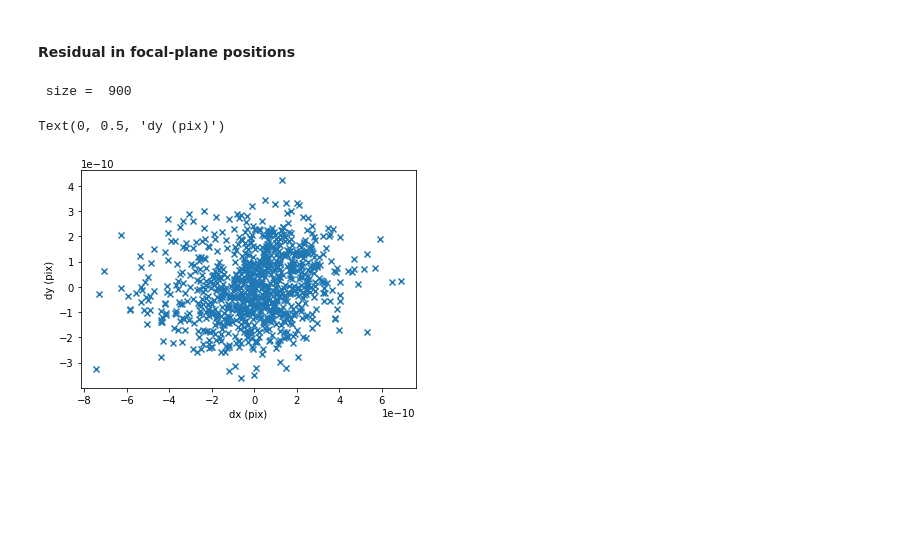
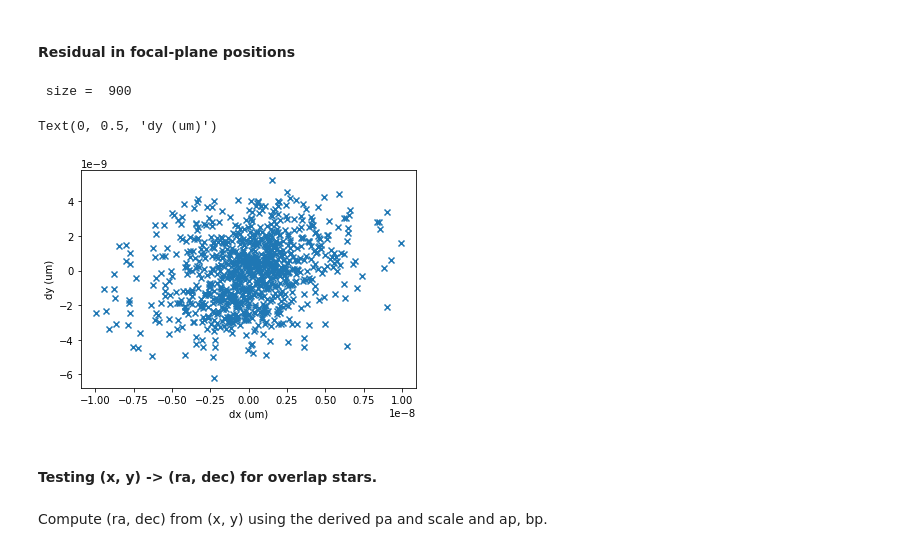
Before and after one commit to kawatadaisuke/JASMINE-analysis-testing, a Jupyter notebook: tkamizuka/case7_challenge_00f_rDK.ipynb, the cells around one changed output. Saved outputs shown, nothing was run; the diff lists cells and outputs as text; code cells hidden in the pictures; blank space fills up the shorter version.

```diff
--- a/tkamizuka/case7_challenge_00f_rDK.ipynb
+++ b/tkamizuka/case7_challenge_00f_rDK.ipynb
@@ -61,4 +61,6 @@ In addition, we make another array which stores field parameters. The plate scal
 # %%
 field_params = pointings.copy() # field, ra (deg), dec (deg), and pa (deg).
 # field_params['pa'] -= 240.0 # offset?
-plate_scale = 8.e-6*u.deg*(pix_size/u.um).si # in deg/pix
+# plate_scale = 8.e-6*u.deg*(pix_size/u.um).si # in deg/pix
+plate_scale = 8.e-6*u.deg/u.um
+print(plate_scale)
@@ -243,7 +259,7 @@ def xy_calculator(observed_xy, field_params, plate_scale, ap, bp, radec_info):
         w = wcs(fp['ra'], fp['dec'], fp['pa'], plate_scale, ap=ap, bp=bp)
         pos = np.where(observed_xy_cp['field']==fp['field'])
         radec0 = np.concatenate(([observed_xy_cp[pos]['ra_est']], [observed_xy_cp[pos]['dec_est']])).T
-        ret = w.sip_foc2pix(w.wcs_world2pix(radec0, 0)-w.wcs.crpix, 0)
+        ret = w.sip_foc2pix(w.wcs_world2pix(radec0, 0)-w.wcs.crpix, 1)
         observed_xy_cp['x_est'][pos] = ret[:, 0]
         observed_xy_cp['y_est'][pos] = ret[:, 1]
 
@@ -277,6 +293,14 @@ def model(params, ra_ptgs, dec_ptgs, n_fields, n_objects, dim_sip, observed_xy):
     #        n = mn - m
     #        ap_matrix[m, n] = 0
     #        bp_matrix[m, n] = 0
+    # This does improve scale and PA accuracy, but the ra, dec results worse (~0.5 arcsec)
+    ap_matrix[0, 0] = 0.0
+    ap_matrix[0, 1] = 0.0
+    ap_matrix[1, 0] = 0.0
+    bp_matrix[0, 0] = 0.0
+    bp_matrix[0, 1] = 0.0
+    bp_matrix[1, 0] = 0.0
+
 
     m, n = np.indices((dim_sip+1, dim_sip+1))
     mn = m + n
@@ -330,6 +354,12 @@ def model_func(params, ra_ptgs, dec_ptgs, n_fields, n_objects, dim_sip, observed
     #        n = mn - m
     #        ap_matrix[m, n] = 0
     #        bp_matrix[m, n] = 0
+    ap_matrix[0, 0] = 0.0
+    ap_matrix[0, 1] = 0.0
+    ap_matrix[1, 0] = 0.0
+    bp_matrix[0, 0] = 0.0
+    bp_matrix[0, 1] = 0.0
+    bp_matrix[1, 0] = 0.0
 
     m, n = np.indices((dim_sip+1, dim_sip+1))
     mn = m + n
@@ -510,17 +541,19 @@ Text(0, 0.5, 'dDEC (arcsec)')
 # %%
 ret = model(result.x, field_params['ra'], field_params['dec'], n_fields, n_objects, dim_sip, observed_xy_overlap)
 print(' size = ',np.size(observed_xy_overlap['x']))
 nstar=len(observed_xy_overlap['ra_est'])
 dx = ret[0:nstar] - observed_xy_overlap['x']
 dy = ret[nstar:nstar*2] - observed_xy_overlap['y']
 #plt.scatter(observed_xy_overlap['x'], observed_xy_overlap['y'], marker='+')
 #plt.scatter(ret[0:900], ret[900:1800], marker='x')
 plt.scatter(dx, dy, marker='x')
-plt.xlabel('dx (pix)')
-plt.ylabel('dy (pix)')
+plt.xlabel('dx (um)')
+plt.ylabel('dy (um)')
 #plt.xlim([-0.1, 0.1])
 #plt.ylim([-0.1, 0.1])
 # %% [output]
  size =  900
-Text(0, 0.5, 'dy (pix)')
+Text(0, 0.5, 'dy (um)')
-[figure, old version]
+[figure, new version]
+# %% [markdown]
+#### Testing (x, y) -> (ra, dec) for overlap stars.
@@ -526,0 +579,2 @@ Text(0, 0.5, 'dy (pix)')
+# %% [markdown]
+Compute (ra, dec) from (x, y) using the derived pa and scale and ap, bp.
```
Also changed, not shown: parts of 20 cells of this notebook.
